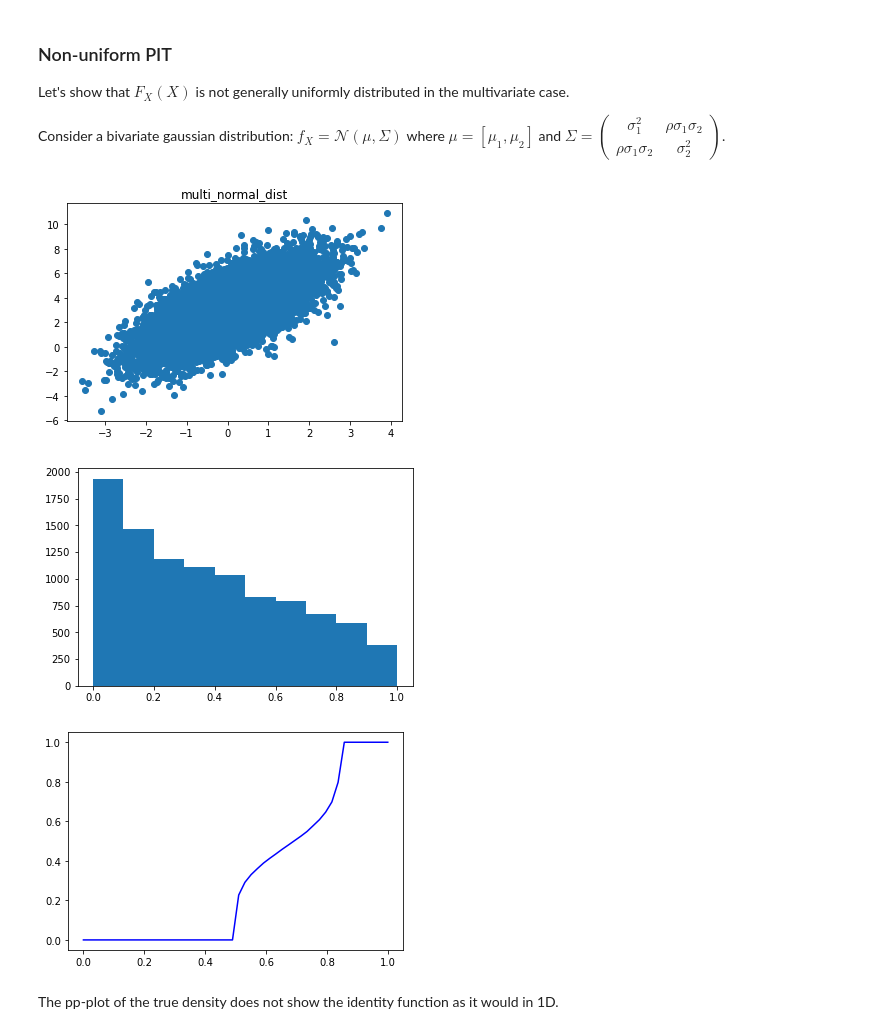
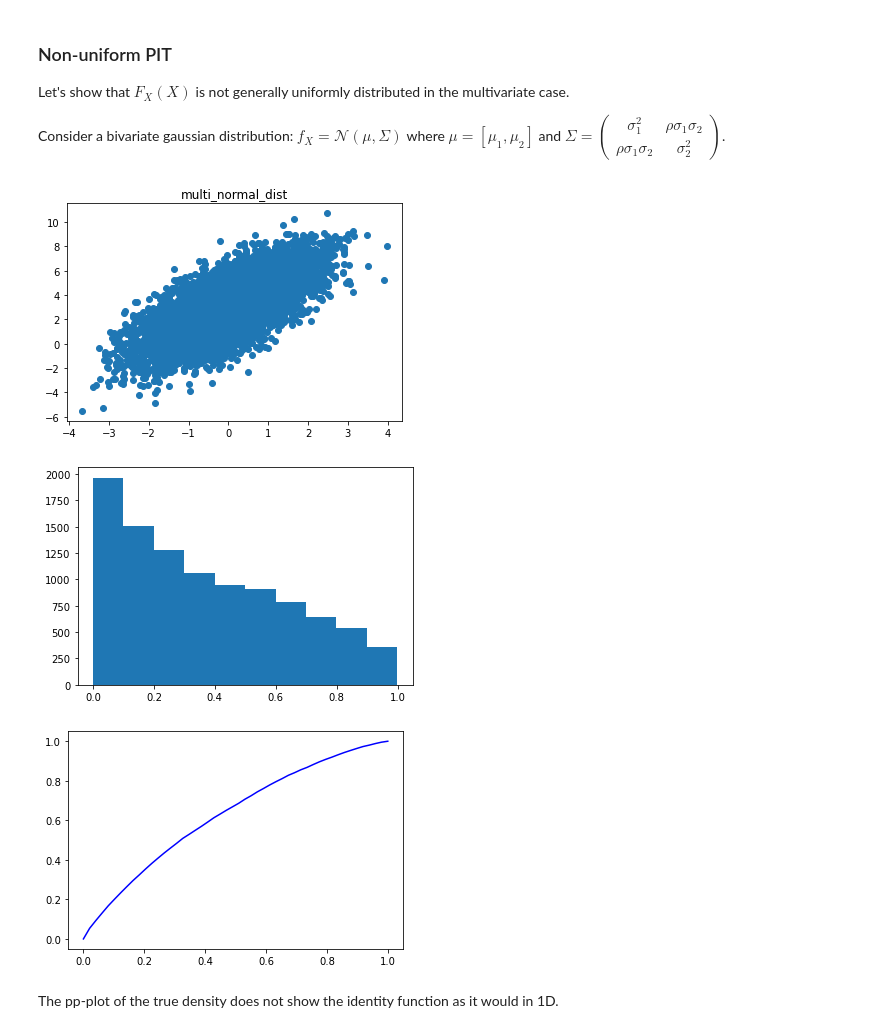
Before and after one commit to JuliaLinhart/valDiags_flows, a Jupyter notebook: PIT_for_Flows.ipynb, the cells around one changed output. Cells and saved outputs as stored; diff of their text form; code cells hidden in the pictures.

```diff
--- a/PIT_for_Flows.ipynb
+++ b/PIT_for_Flows.ipynb
@@ -157,37 +157,37 @@ $\Sigma = \begin{pmatrix} \sigma_{1}^2 & \rho \sigma_1 \sigma_2\\ \rho \sigma_1
 from scipy.stats import multivariate_normal as mvn
 import numpy as np
 
 # Parameters of the distribution
 mu_1 = 0
 mu_2 = 3
 sigma_1 = 1
 sigma_2 = 2
 rho = 0.7
 
 # True distribution: 2d gaussian
 mean = np.array([mu_1,mu_2])
 covariance = np.array([[sigma_1**2, rho*sigma_1*sigma_2],[rho*sigma_1*sigma_2, sigma_2**2]])
 multi_normal_dist = mvn(mean=mean, cov=covariance)
 
 # Plot samples
 n = 10_000 # nb samples
 samples_true = multi_normal_dist.rvs(n)
 plt.scatter(x=samples_true[:,0], y=samples_true[:,1])
 plt.title('multi_normal_dist')
 plt.show()
 # plot distribution of PIT(true_density, X_true)
 plt.hist(multi_normal_dist.cdf(samples_true))
 plt.show()
 # plot pp_plot
 alphas = np.linspace(0,1)
 F = multi_normal_dist.cdf(samples_true)
 z_true = [np.mean(F < alpha) for alpha in alphas]
-plt.plot(alphas, z, color='blue')
+plt.plot(alphas, z_true, color='blue')
 plt.show()
 # %% [output]
-[figure, old version]
+[figure, new version]
-[figure, old version]
+[figure, new version]
-[figure, old version]
+[figure, new version]
 # %% [markdown]
 The pp-plot of the true density does not show the identity function as it would in 1D.
 # %% [markdown]
```
